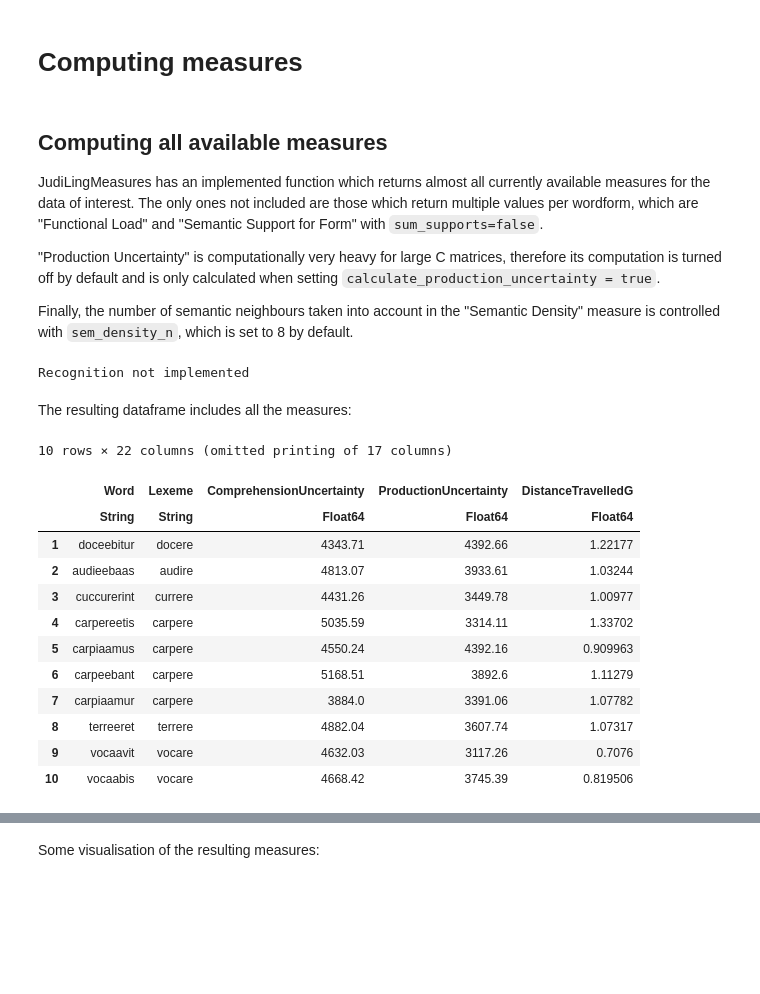
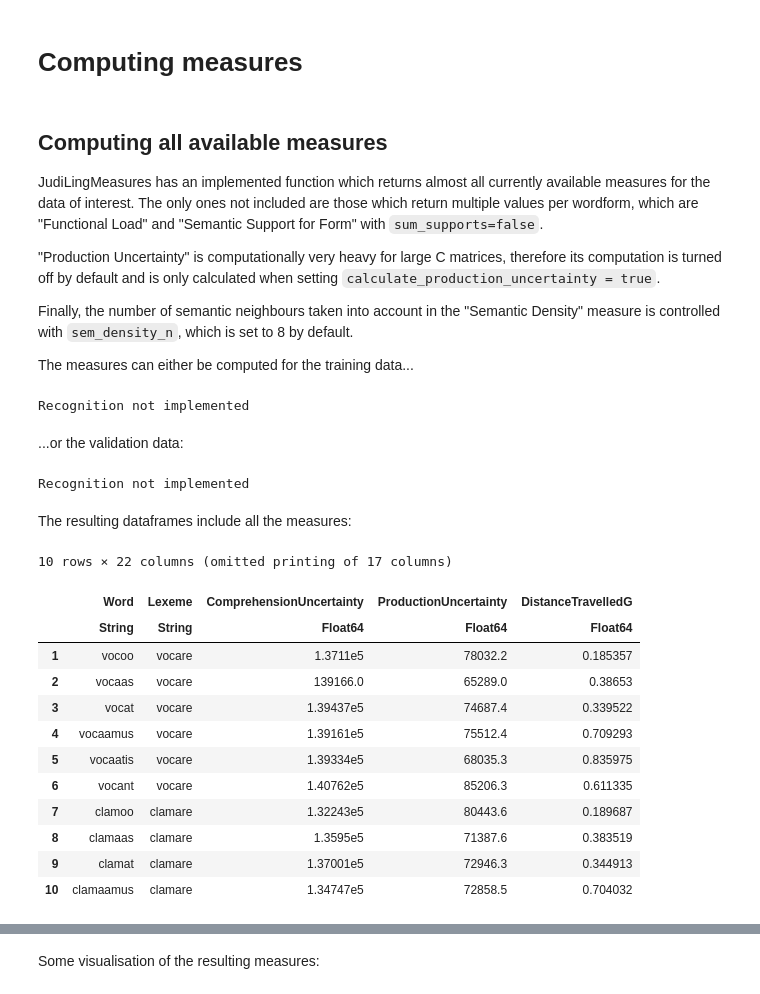
Before and after one commit to quantling/JudiLingMeasures.jl, a Jupyter notebook: notebooks/measures_demo.ipynb, the cells around one changed output, grey strips where cells are left out. Cells and saved outputs as stored; diff of their text form; code cells hidden in the pictures; blank space fills up the shorter version.

Commit message:
implemented computing measures for the validation data

```diff
--- a/notebooks/measures_demo.ipynb
+++ b/notebooks/measures_demo.ipynb
@@ -15,8 +12,8 @@ using JudiLingMeasures
 Use standard latin example, explanations are [here](https://github.com/MegamindHenry/JudiLing.jl).
 # %%
 # Comment this in if you haven't downloaded the latin datasets already
-#download("https://osf.io/2ejfu/download", joinpath(@__DIR__, "latin_train.csv"))
-#download("https://osf.io/bm7y6/download", joinpath(@__DIR__,"latin_val.csv"))
+download("https://osf.io/2ejfu/download", joinpath(@__DIR__, "latin_train.csv"))
+download("https://osf.io/bm7y6/download", joinpath(@__DIR__,"latin_val.csv"))
 
 latin_train =
     DataFrame(CSV.File(joinpath(@__DIR__, "latin_train.csv")))
@@ -52,7 +49,7 @@ Shat_val = cue_obj_val.C * F_train
 A = cue_obj_train.A
 max_t = JudiLing.cal_max_timestep(latin_train, latin_val, :Word)
 
-res_learn_train, gpi_learn_train, rpi_learn_train = JudiLingMeasures.learn_paths_rpi(
+res_learn_train, gpi_learn_train, rpi_learn_train = JudiLing.learn_paths_rpi(
     latin_train,
     latin_train,
     cue_obj_train.C,
@@ -77,7 +74,7 @@ res_learn_train, gpi_learn_train, rpi_learn_train = JudiLingMeasures.learn_paths
     verbose = false,
 );
 
-res_learn_val, gpi_learn_val, rpi_learn_val = JudiLingMeasures.learn_paths_rpi(
+res_learn_val, gpi_learn_val, rpi_learn_val = JudiLing.learn_paths_rpi(
     latin_train,
     latin_val,
     cue_obj_train.C,
@@ -137,37 +134,57 @@ JudiLingMeasures has an implemented function which returns almost all currently
 "Production Uncertainty" is computationally very heavy for large C matrices, therefore its computation is turned off by default and is only calculated when setting `calculate_production_uncertainty = true`.
 
 Finally, the number of semantic neighbours taken into account in the "Semantic Density" measure is controlled with `sem_density_n`, which is set to 8 by default.
+
+The measures can either be computed for the training data...
 # %%
-dat_all_measures = JudiLingMeasures.compute_all_measures(latin_val, # the data of interest
+dat_all_measures_train = JudiLingMeasures.compute_all_measures_train(latin_train, # the training data
                                                          cue_obj_train, # the cue_obj of the training data
-                                                         cue_obj_val, # the cue_obj of the data of interest
-                                                         Chat_val, # the Chat of the data of interest
-                                                         S_val, # the S matrix of the data of interest
-                                                         Shat_val, # the Shat matrix of the data of interest
+                                                         Chat_train, # the Chat of the training data
+                                                         S_train, # the S matrix of the training data
+                                                         Shat_train, # the Shat matrix of the training data
                                                          F_train, # the F matrix
                                                          G_train,
-                                                         res_learn_val, # the output of learn_paths for the data of interest
-                                                         gpi_learn_val, # the gpi_learn object of the data of interest
-                                                         rpi_learn_val, # the rpi_learn object of the data of interest
+                                                         res_learn_train=res_learn_train, # the output of learn_paths for the training data
+                                                         gpi_learn_train=gpi_learn_train, # the gpi_learn object of the training data
+                                                         rpi_learn_train=rpi_learn_train, # the rpi_learn object of the training data
                                                          sem_density_n = 8,
                                                          calculate_production_uncertainty = true);
 # %% [output]
 Recognition not implemented
+# %% [markdown]
+...or the validation data:
+# %%
+dat_all_measures_val = JudiLingMeasures.compute_all_measures_val(latin_val, # the validation data
+                                                         cue_obj_train, # the cue_obj of the training data
+                                                         cue_obj_val, # the cue_obj of the validation data
+                                                         Chat_val, # the Chat of the validation data
+                                                         S_train, # the S matrix of the training data
+                                                         S_val, # the S matrix of the validation data
+                                                         Shat_val, # the Shat matrix of the validation data
+                                                         F_train, # the F matrix
+                                                         G_train, # the G matrix
+                                                         res_learn_val=res_learn_val, # the output of learn_paths for the validation data
+                                                         gpi_learn_val=gpi_learn_val, # the gpi_learn object of the validation data
+                                                         rpi_learn_val=rpi_learn_val, # the rpi_learn object of the validation data
+                                                         sem_density_n = 8,
+                                                         calculate_production_uncertainty = true);
+# %% [output]
+Recognition not implemented
 # %% [markdown]
-The resulting dataframe includes all the measures:
+The resulting dataframes include all the measures:
 # %%
-dat_all_measures[1:10, [2:3;19:end]]
+dat_all_measures_train[1:10, [2:3;19:end]]
 # %% [output]
 10 rows × 22 columns (omitted printing of 17 columns)
 |  | Word | Lexeme | ComprehensionUncertainty | ProductionUncertainty | DistanceTravelledG |
 |  | String | String | Float64 | Float64 | Float64 |
-| 1 | doceebitur | docere | 4343.71 | 4392.66 | 1.22177 |
-| 2 | audieebaas | audire | 4813.07 | 3933.61 | 1.03244 |
-| 3 | cuccurerint | currere | 4431.26 | 3449.78 | 1.00977 |
-| 4 | carpereetis | carpere | 5035.59 | 3314.11 | 1.33702 |
-| 5 | carpiaamus | carpere | 4550.24 | 4392.16 | 0.909963 |
-| 6 | carpeebant | carpere | 5168.51 | 3892.6 | 1.11279 |
-| 7 | carpiaamur | carpere | 3884.0 | 3391.06 | 1.07782 |
-| 8 | terreeret | terrere | 4882.04 | 3607.74 | 1.07317 |
-| 9 | vocaavit | vocare | 4632.03 | 3117.26 | 0.7076 |
-| 10 | vocaabis | vocare | 4668.42 | 3745.39 | 0.819506 |
+| 1 | vocoo | vocare | 1.3711e5 | 78032.2 | 0.185357 |
+| 2 | vocaas | vocare | 139166.0 | 65289.0 | 0.38653 |
+| 3 | vocat | vocare | 1.39437e5 | 74687.4 | 0.339522 |
+| 4 | vocaamus | vocare | 1.39161e5 | 75512.4 | 0.709293 |
+| 5 | vocaatis | vocare | 1.39334e5 | 68035.3 | 0.835975 |
+| 6 | vocant | vocare | 1.40762e5 | 85206.3 | 0.611335 |
+| 7 | clamoo | clamare | 1.32243e5 | 80443.6 | 0.189687 |
+| 8 | clamaas | clamare | 1.3595e5 | 71387.6 | 0.383519 |
+| 9 | clamat | clamare | 1.37001e5 | 72946.3 | 0.344913 |
+| 10 | clamaamus | clamare | 1.34747e5 | 72858.5 | 0.704032 |
```
Also changed, not shown: parts of 8 cells of this notebook, 5 other files.
